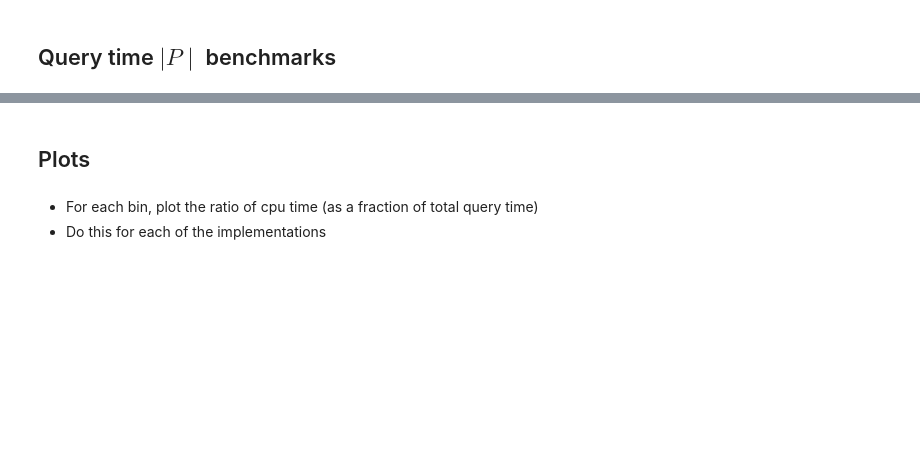
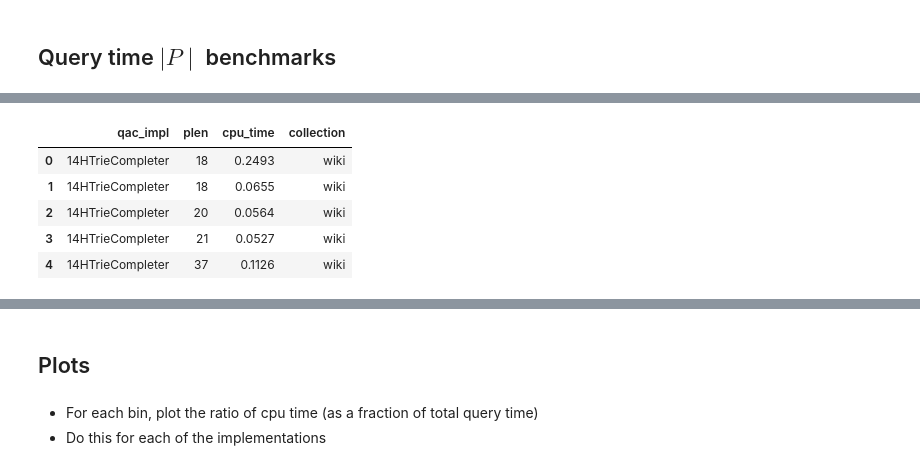
Before and after one commit to unnikrishnanta/qac-eval, a Jupyter notebook: Python/Notebooks/QueryTimes.ipynb, the cells around one changed output, grey strips where cells are left out. Cells and saved outputs as stored; diff of their text form; code cells hidden in the pictures; blank space fills up the shorter version.

```diff
--- a/Python/Notebooks/QueryTimes.ipynb
+++ b/Python/Notebooks/QueryTimes.ipynb
@@ -279,0 +267,9 @@ pd.read_csv('../../export/data/time-bm/query-plen/wiki.csv')
+# %%
+wiki_qtime_plen_df.head(5)
+# %% [output]
+|  | qac_impl | plen | cpu_time | collection |
+| 0 | 14HTrieCompleter | 18 | 0.2493 | wiki |
+| 1 | 14HTrieCompleter | 18 | 0.0655 | wiki |
+| 2 | 14HTrieCompleter | 20 | 0.0564 | wiki |
+| 3 | 14HTrieCompleter | 21 | 0.0527 | wiki |
+| 4 | 14HTrieCompleter | 37 | 0.1126 | wiki |
```
Also changed, not shown: parts of 17 cells of this notebook, 8 other files.
